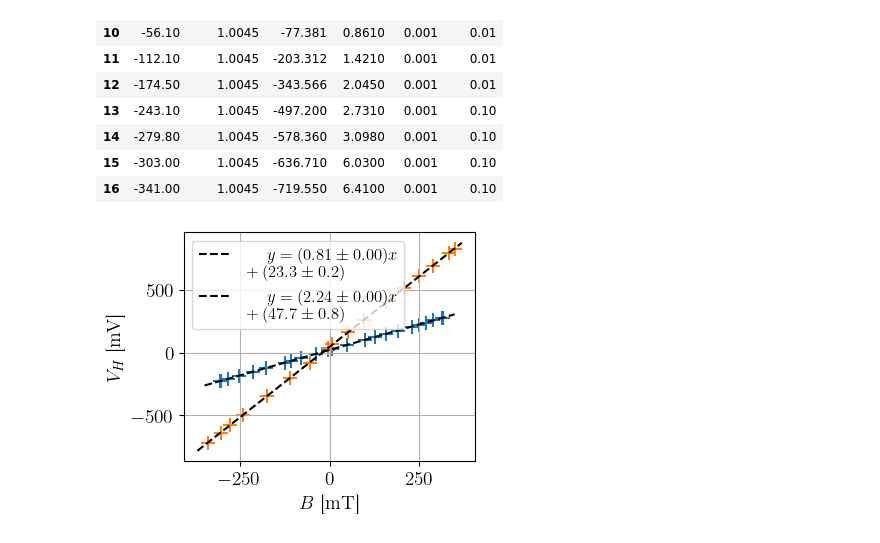
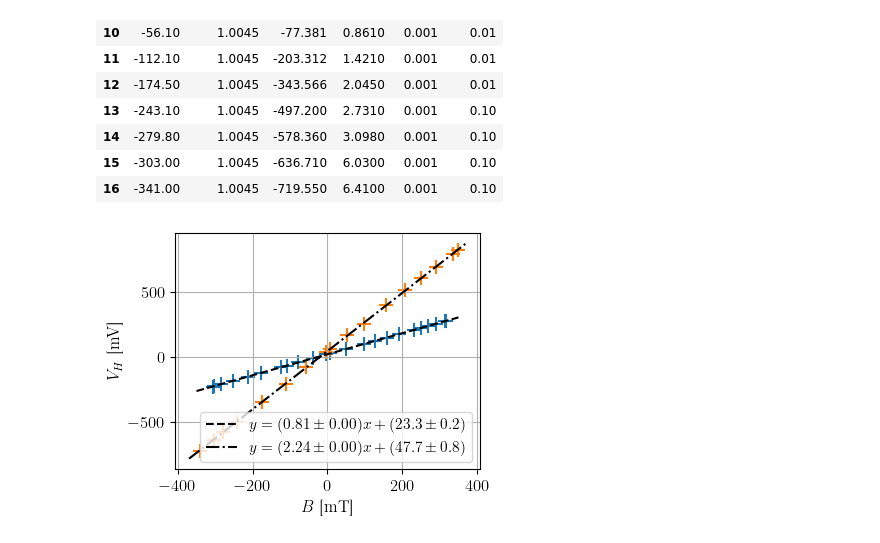
Before and after one commit to TomVdt/TPII-rapports, a Jupyter notebook: 03-H6-effet-hall/analyse/exp1bis.ipynb, the cells around one changed output. Cells and saved outputs as stored; diff of their text form; code cells hidden in the pictures.

```diff
--- a/03-H6-effet-hall/analyse/exp1bis.ipynb
+++ b/03-H6-effet-hall/analyse/exp1bis.ipynb
@@ -69,32 +69,31 @@ U2 = unp.uarray(data3["U [mV]"], data3["deltaU"])
 # %%
 plt.scatter(unp.nominal_values(B1), unp.nominal_values(U1), marker='+')
 # plt.errorbar(unp.nominal_values(B), unp.nominal_values(U), xerr=unp.std_devs(B), yerr=unp.std_devs(U))
 plt.xlabel(r"$B$ [\si{\milli\tesla}]")
 plt.ylabel(r"$V_H$ [\si{\milli\volt}]")
 
 # Fit
 coefs, cov = np.polyfit(unp.nominal_values(B1), unp.nominal_values(U1), 1, cov=True)
 fit = np.poly1d(coefs)
 coefserr = unp.uarray(coefs, np.sqrt(cov[(0,1),(0,1)]))
 x = np.linspace(-350, 350, 100)
-plt.plot(x, fit(x), '--', label=r"$y = ({:.2fL})x \\+ ({:.1uL})$".format(*coefserr), color='black')
+plt.plot(x, fit(x), '--', label=r"$y = ({:.2fL})x + ({:.1uL})$".format(*coefserr), color='black')
 
 # 1µm
 plt.scatter(unp.nominal_values(B2), unp.nominal_values(U2))
-plt.xlabel(r"$B$ [\si{\milli\tesla}]")
-plt.ylabel(r"$V_H$ [\si{\milli\volt}]")
 
 # Fit
 coefs, cov = np.polyfit(unp.nominal_values(B2), unp.nominal_values(U2), 1, cov=True)
 fit = np.poly1d(coefs)
 coefserr = unp.uarray(coefs, np.sqrt(cov[(0,1),(0,1)]))
 x = np.linspace(-370, 370, 100)
-plt.plot(x, fit(x), '--', label=r"$y = ({:.2fL})x \\+ ({:.1uL})$".format(*coefserr), color='black')
+plt.plot(x, fit(x), '-.', label=r"$y = ({:.2fL})x + ({:.1uL})$".format(*coefserr), color='black')
 
 
 # plt.ticklabel_format(axis='both', style='sci', scilimits=(2,2))
 plt.grid()
 plt.legend()
 plt.tight_layout(pad=0.5)
+plt.savefig("../figures/U(B).pdf")
 # %% [output]
-[figure, old version]
+[figure, new version]
```
Also changed, not shown: parts of 5 cells of this notebook, 21 other files.
